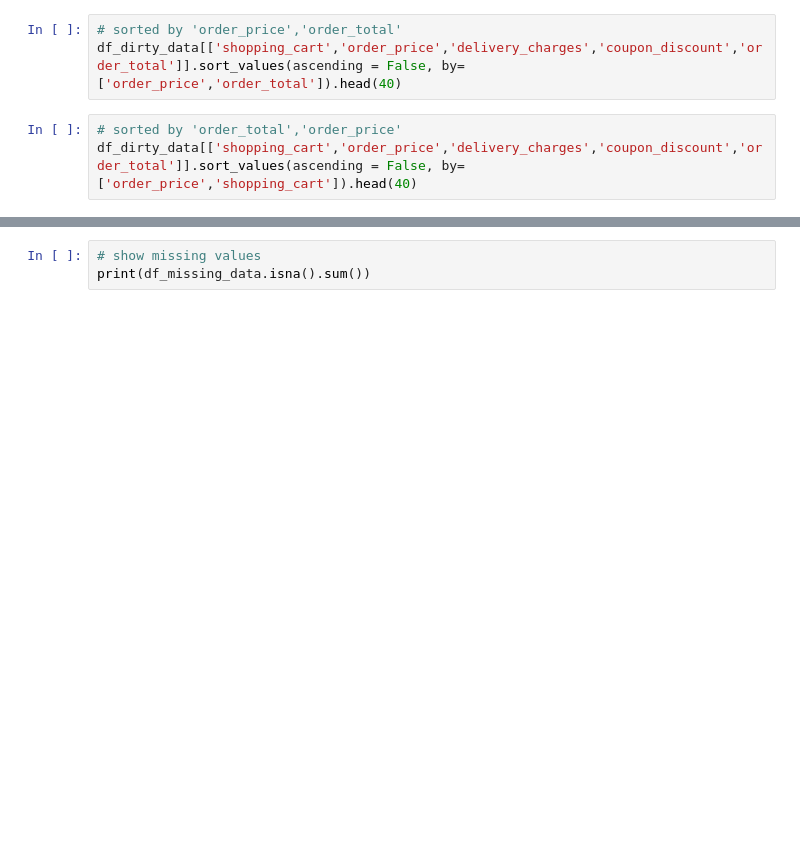
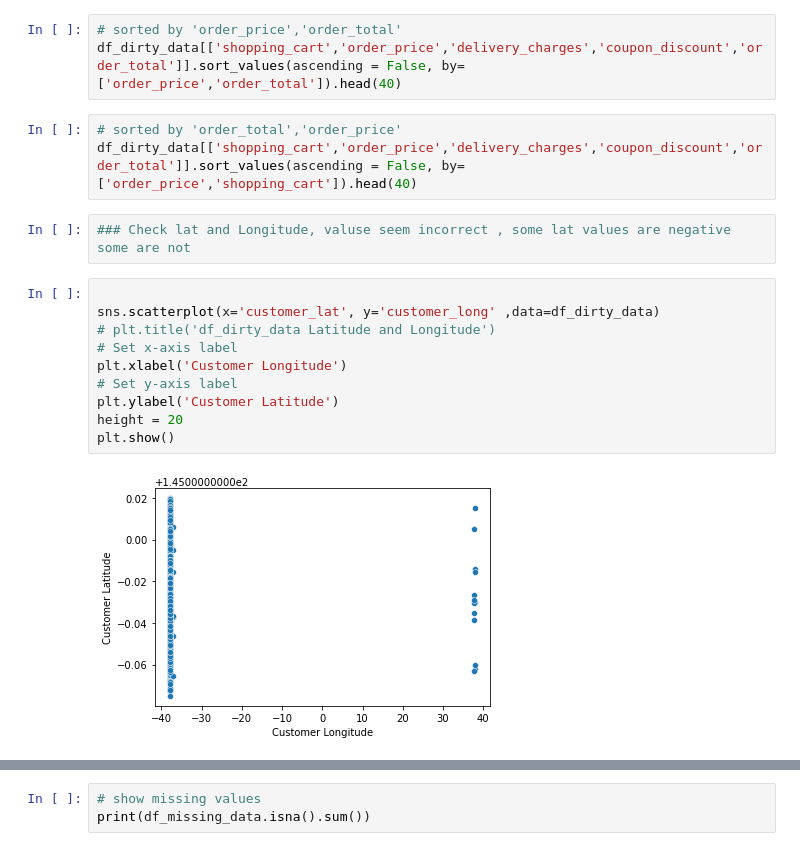
Before and after one commit to kieran-molloy/UCDPA_kieranmolloy, a Jupyter notebook: UCDPA_KieranMolloy.ipynb, the cells around one changed output, grey strips where cells are left out. Cells and saved outputs as stored; diff of their text form; blank space fills up the shorter version.

```diff
--- a/UCDPA_KieranMolloy.ipynb
+++ b/UCDPA_KieranMolloy.ipynb
@@ -288,3 +299,17 @@ df_dirty_data[['shopping_cart','order_price','delivery_charges','coupon_discount
 # %%
 # sorted by 'order_total','order_price'
 df_dirty_data[['shopping_cart','order_price','delivery_charges','coupon_discount','order_total']].sort_values(ascending = False, by=['order_price','shopping_cart']).head(40)
+# %%
+### Check lat and Longitude, valuse seem incorrect , some lat values are negative some are not
+# %%
+
+sns.scatterplot(x='customer_lat', y='customer_long' ,data=df_dirty_data)
+# plt.title('df_dirty_data Latitude and Longitude')
+# Set x-axis label
+plt.xlabel('Customer Longitude')
+# Set y-axis label
+plt.ylabel('Customer Latitude')
+height = 20
+plt.show()
+# %% [output]
+[figure, added]
```
Also changed, not shown: parts of 20 cells of this notebook.
